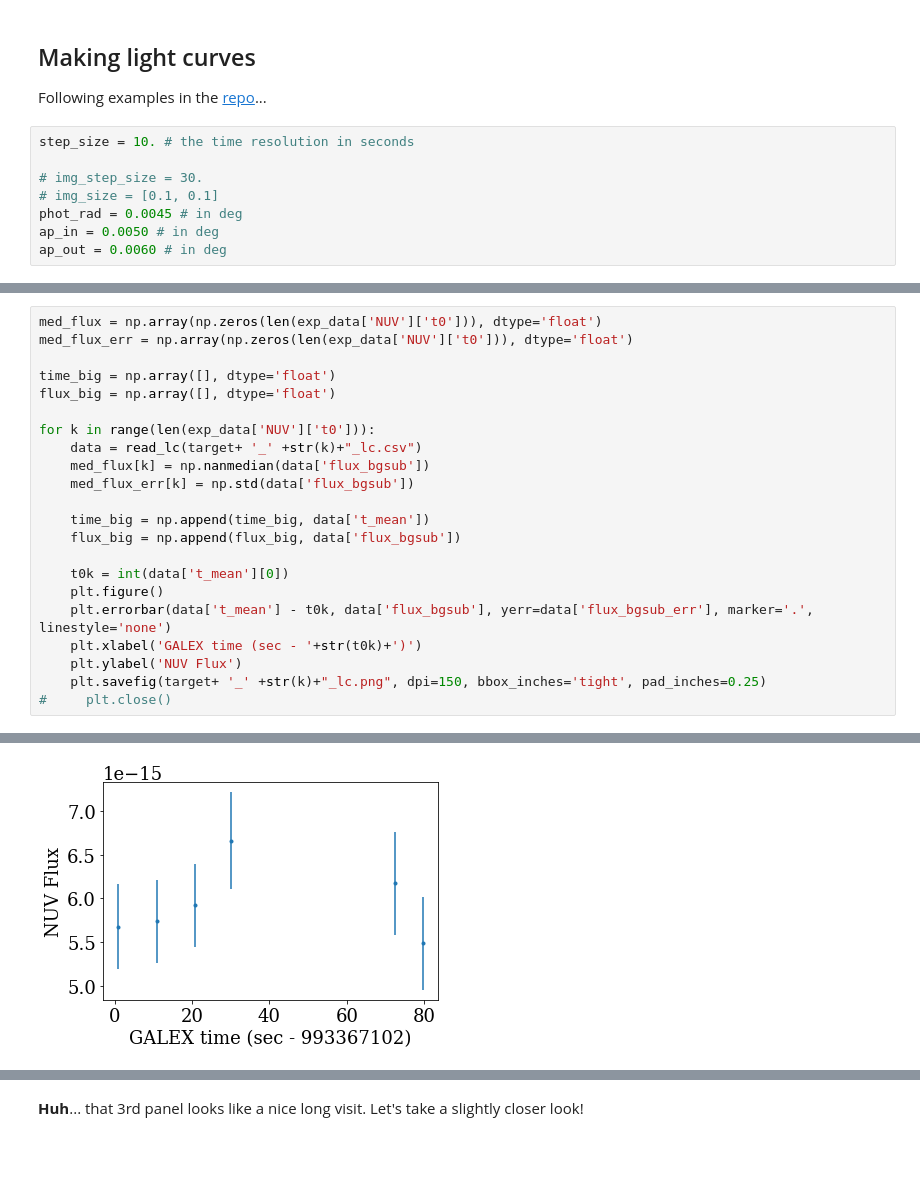
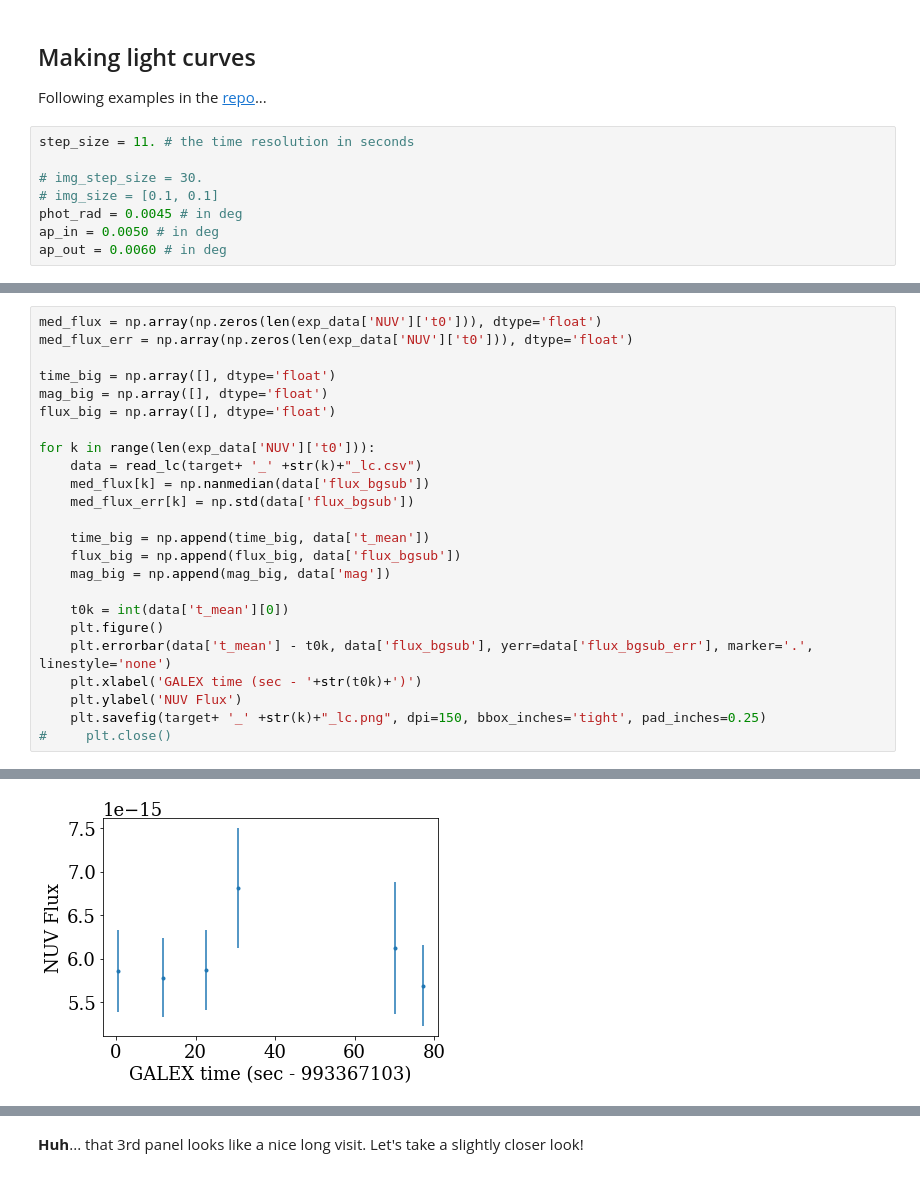
Before and after one commit to jradavenport/GALEX_Boyajian, a Jupyter notebook: explore.ipynb, the cells around one changed output, grey strips where cells are left out. Drawn from its saved outputs; the diff is of its cells as text.

```diff
--- a/explore.ipynb
+++ b/explore.ipynb
@@ -54,7 +54,7 @@ array([ 0.        ,  0.00096607,  0.07464136,  0.18814897])
 ## Making light curves
 Following examples in the [repo](https://github.com/cmillion/gPhoton/tree/master/examples)...
 # %%
-step_size = 10. # the time resolution in seconds
+step_size = 11. # the time resolution in seconds
 
 # img_step_size = 30.
 # img_size = [0.1, 0.1]
@@ -95,6 +95,7 @@ med_flux = np.array(np.zeros(len(exp_data['NUV']['t0'])), dtype='float')
 med_flux_err = np.array(np.zeros(len(exp_data['NUV']['t0'])), dtype='float')
 
 time_big = np.array([], dtype='float')
+mag_big = np.array([], dtype='float')
 flux_big = np.array([], dtype='float')
 
 for k in range(len(exp_data['NUV']['t0'])):
@@ -104,6 +105,7 @@ for k in range(len(exp_data['NUV']['t0'])):
 
     time_big = np.append(time_big, data['t_mean'])
     flux_big = np.append(flux_big, data['flux_bgsub'])
+    mag_big = np.append(mag_big, data['mag'])
 
     t0k = int(data['t_mean'][0])
     plt.figure()
@@ -117 +119 @@ for k in range(len(exp_data['NUV']['t0'])):
-[figure, old version]
+[figure, new version]
```
Also changed, not shown: parts of 13 cells of this notebook.
